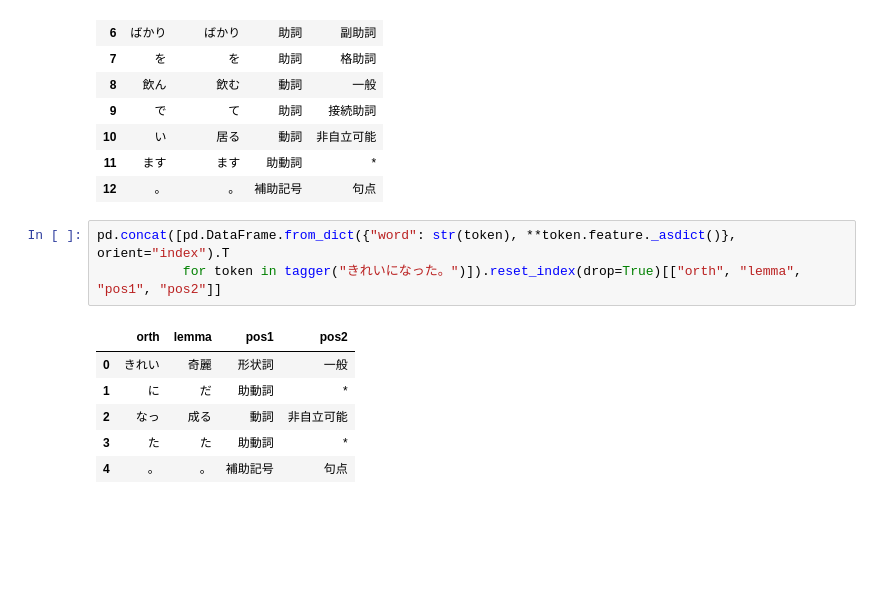
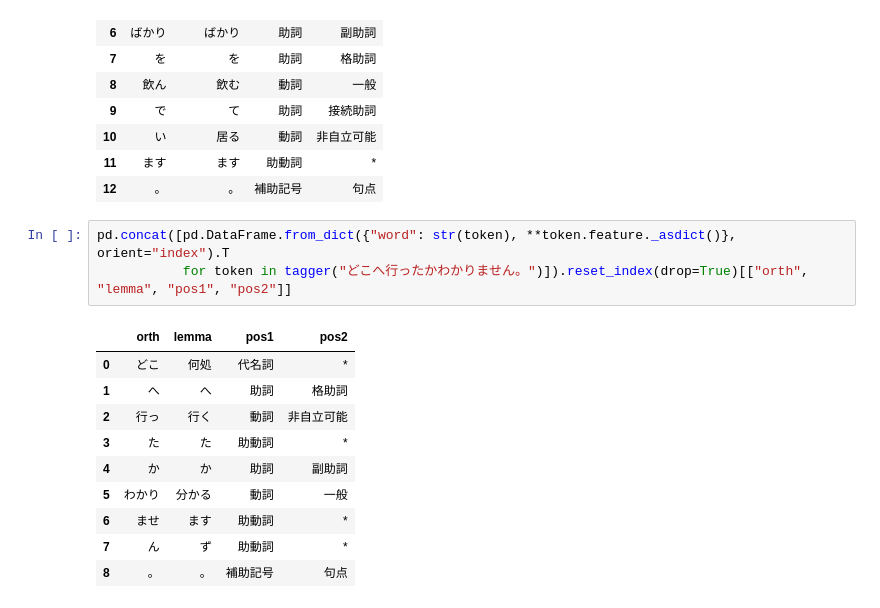
Before and after one commit to mrlovre/japp, a Jupyter notebook: extractor.ipynb, the cells around one changed output. Cells and saved outputs as stored; diff of their text form; blank space fills up the shorter version.

```diff
--- a/extractor.ipynb
+++ b/extractor.ipynb
@@ -299,11 +307,15 @@ pd.concat([pd.DataFrame.from_dict({"word": str(token), **token.feature._asdict()
 | 12 | 。 | 。 | 補助記号 | 句点 |
 # %%
 pd.concat([pd.DataFrame.from_dict({"word": str(token), **token.feature._asdict()}, orient="index").T
-           for token in tagger("きれいになった。")]).reset_index(drop=True)[["orth", "lemma", "pos1", "pos2"]]
+           for token in tagger("どこへ行ったかわかりません。")]).reset_index(drop=True)[["orth", "lemma", "pos1", "pos2"]]
 # %% [output]
 |  | orth | lemma | pos1 | pos2 |
-| 0 | きれい | 奇麗 | 形状詞 | 一般 |
-| 1 | に | だ | 助動詞 | * |
-| 2 | なっ | 成る | 動詞 | 非自立可能 |
+| 0 | どこ | 何処 | 代名詞 | * |
+| 1 | へ | へ | 助詞 | 格助詞 |
+| 2 | 行っ | 行く | 動詞 | 非自立可能 |
 | 3 | た | た | 助動詞 | * |
-| 4 | 。 | 。 | 補助記号 | 句点 |
+| 4 | か | か | 助詞 | 副助詞 |
+| 5 | わかり | 分かる | 動詞 | 一般 |
+| 6 | ませ | ます | 助動詞 | * |
+| 7 | ん | ず | 助動詞 | * |
+| 8 | 。 | 。 | 補助記号 | 句点 |
```
Also changed, not shown: parts of 5 cells of this notebook, 43 other files.
